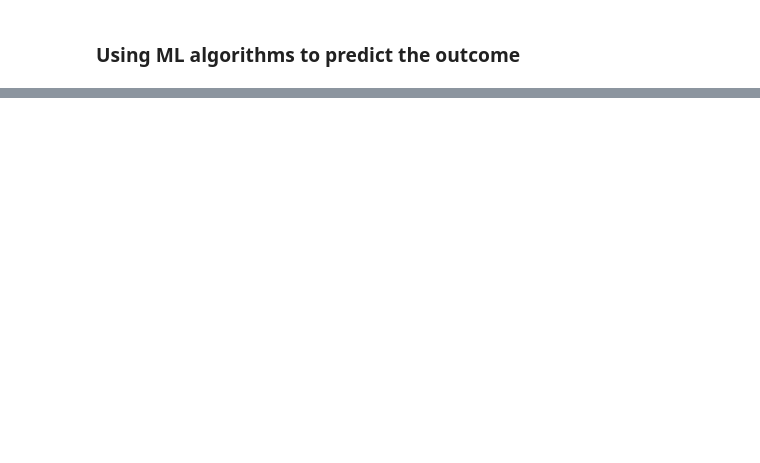
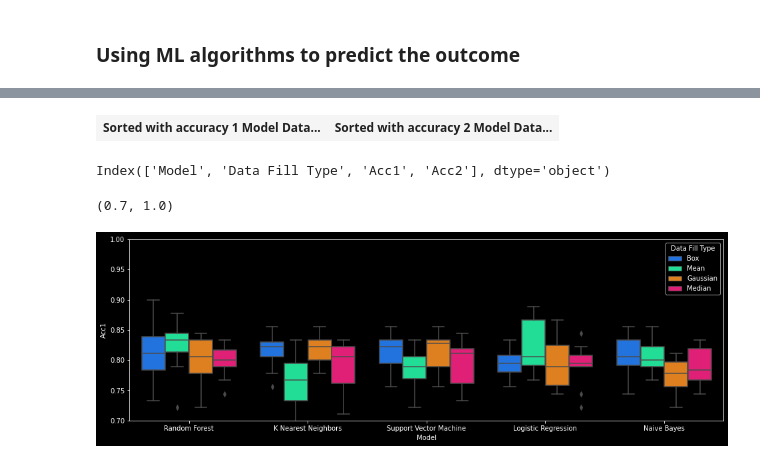
Before and after one commit to Sarath191181208/ML-AI-DataScience, a Jupyter notebook: EDAonTitanicDataset/main.ipynb, the cells around one changed output, grey strips where cells are left out. Drawn from its saved outputs; the diff is of its cells as text; code cells hidden in the pictures; blank space fills up the shorter version.

Commit message:
Cross validation of models and data

```diff
--- a/EDAonTitanicDataset/main.ipynb
+++ b/EDAonTitanicDataset/main.ipynb
@@ -433,0 +396,21 @@ Accuracy:  0.6777777777777778
+# %%
+def run_alg(x, y, model=None, ax=None, draw=True):
+    from utils import model_stats
+    from sklearn.model_selection import train_test_split
+
+    x_train,x_test,y_train,y_test = train_test_split(x,y,test_size = 0.1)
+
+    model = LR(max_iter=200) if model is None else model
+    model.fit(x_train, y_train)
+
+    acc = model_stats(model, x_test, y_test, ax, draw)
+
+    return acc
+# %%
+data_sets = [
+     transform_data(gaussian_df),
+     transform_data(box_df),
+     transform_data(mean_df),
+     transform_data(median_df)
+]
+data_sets_labels = ['Gaussian', 'Box', 'Mean', 'Median']
@@ -433,0 +487,33 @@ Accuracy:  0.6777777777777778
+# %%
+stats = pd.DataFrame(
+    stats, columns=["Model", 'Data Fill Type', 'Acc1', 'Acc2'])
+raw_stats = stats.copy()
+# %%
+no_entries = 10
+
+stats.sort_values(by="Acc1", ascending=False, inplace=True)
+s1 = stats.head(no_entries).to_html()
+
+stats.sort_values(by="Acc2", ascending=False, inplace=True)
+display(HTML(f"""
+    <table>
+        <tr>
+            <th>Sorted with accuracy 1 {s1}</th>
+            <th>Sorted with accuracy 2 {stats.head(no_entries).to_html()}</th>
+        </tr>
+    </table>
+"""))
+# %% [output]
+| Sorted with accuracy 1 Model Data... | Sorted with accuracy 2 Model Data... |
+# %%
+stats.columns
+# %% [output]
+Index(['Model', 'Data Fill Type', 'Acc1', 'Acc2'], dtype='object')
+# %%
+fig, ax = plt.subplots(nrows=1, ncols=1, figsize=(16, 5))
+sns.boxplot(x="Model", y="Acc1",hue="Data Fill Type", data=stats,
+            palette=['#036ffc', '#03fc9d', '#ff8000', "#ff0073"],
+            ax=ax).set_ylim(0.7, 1)
+# %% [output]
+(0.7, 1.0)
+[figure, added]
```
Also changed, not shown: parts of 33 cells of this notebook, 2 other files.
